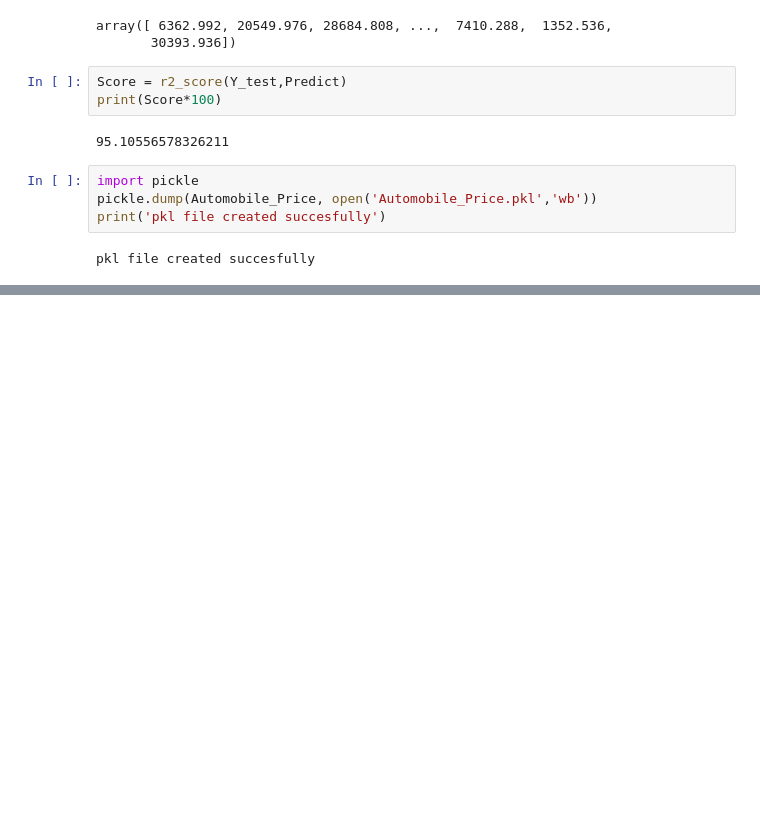
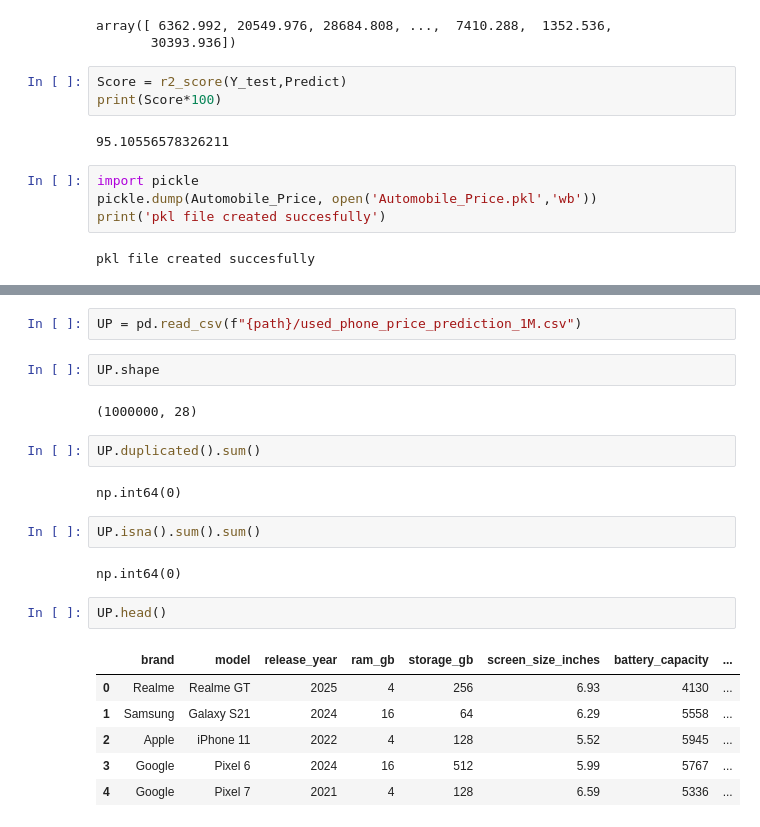
Before and after one commit to Aradhyagodambe/Python-Colab-Files, a Jupyter notebook: ML_Fundamnetals.ipynb, the cells around one changed output, grey strips where cells are left out. Cells and saved outputs as stored; diff of their text form; blank space fills up the shorter version.

```diff
--- a/ML_Fundamnetals.ipynb
+++ b/ML_Fundamnetals.ipynb
@@ -1641,0 +1666,23 @@ pkl file created succesfully
+# %%
+UP = pd.read_csv(f"{path}/used_phone_price_prediction_1M.csv")
+# %%
+UP.shape
+# %% [output]
+(1000000, 28)
+# %%
+UP.duplicated().sum()
+# %% [output]
+np.int64(0)
+# %%
+UP.isna().sum().sum()
+# %% [output]
+np.int64(0)
+# %%
+UP.head()
+# %% [output]
+|  | brand | model | release_year | ram_gb | storage_gb | screen_size_inches | battery_capacity | ... |
+| 0 | Realme | Realme GT | 2025 | 4 | 256 | 6.93 | 4130 | ... |
+| 1 | Samsung | Galaxy S21 | 2024 | 16 | 64 | 6.29 | 5558 | ... |
+| 2 | Apple | iPhone 11 | 2022 | 4 | 128 | 5.52 | 5945 | ... |
+| 3 | Google | Pixel 6 | 2024 | 16 | 512 | 5.99 | 5767 | ... |
+| 4 | Google | Pixel 7 | 2021 | 4 | 128 | 6.59 | 5336 | ... |
```
Also changed, not shown: parts of 7 cells of this notebook.
